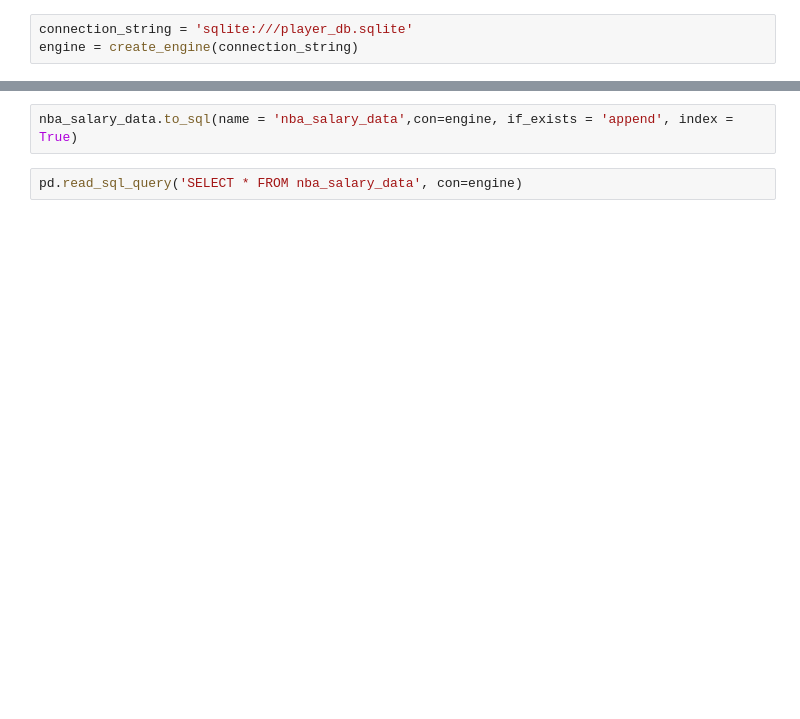
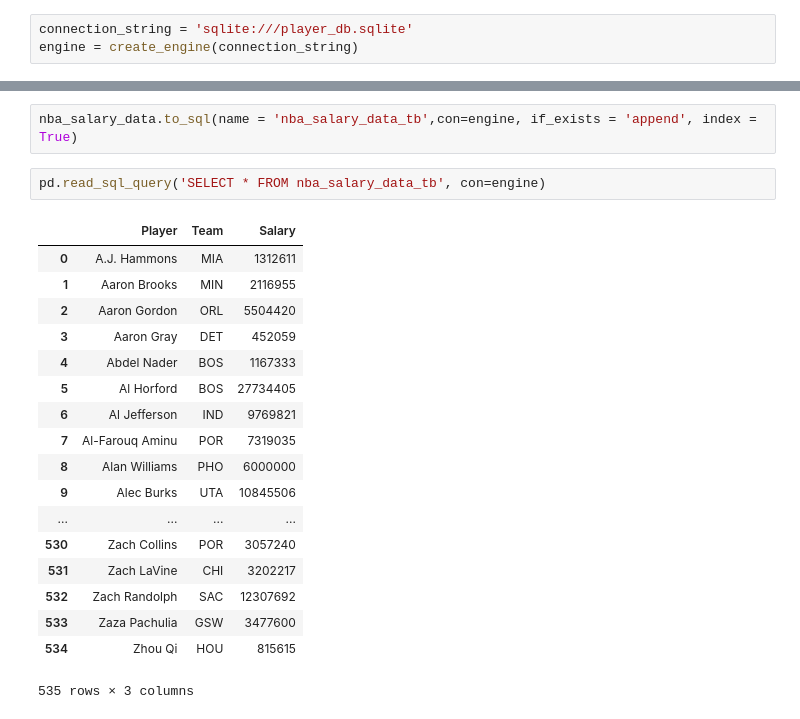
Before and after one commit to vgrose/ETL_project, a Jupyter notebook: etl.ipynb, the cells around one changed output, grey strips where cells are left out. Cells and saved outputs as stored; diff of their text form; blank space fills up the shorter version.

```diff
--- a/etl.ipynb
+++ b/etl.ipynb
@@ -43,6 +136,25 @@ engine.table_names()
 # %%
-nba_salary_data.to_sql(name = 'nba_salary_data',con=engine, if_exists = 'append', index = True)
+nba_salary_data.to_sql(name = 'nba_salary_data_tb',con=engine, if_exists = 'append', index = True)
 # %%
-pd.read_sql_query('SELECT * FROM nba_salary_data', con=engine)
+pd.read_sql_query('SELECT * FROM nba_salary_data_tb', con=engine)
+# %% [output]
+|  | Player | Team | Salary |
+| 0 | A.J. Hammons | MIA | 1312611 |
+| 1 | Aaron Brooks | MIN | 2116955 |
+| 2 | Aaron Gordon | ORL | 5504420 |
+| 3 | Aaron Gray | DET | 452059 |
+| 4 | Abdel Nader | BOS | 1167333 |
+| 5 | Al Horford | BOS | 27734405 |
+| 6 | Al Jefferson | IND | 9769821 |
+| 7 | Al-Farouq Aminu | POR | 7319035 |
+| 8 | Alan Williams | PHO | 6000000 |
+| 9 | Alec Burks | UTA | 10845506 |
+| ... | ... | ... | ... |
+| 530 | Zach Collins | POR | 3057240 |
+| 531 | Zach LaVine | CHI | 3202217 |
+| 532 | Zach Randolph | SAC | 12307692 |
+| 533 | Zaza Pachulia | GSW | 3477600 |
+| 534 | Zhou Qi | HOU | 815615 |
+535 rows × 3 columns
 # %%
 engine.execute('create table nba_career_data (Player text primary key,G int, FG int,FGA int,AST int, PTS int,Average_FG decimal(20,2), Average_AST decimal(20,2), Average_PTS decimal(20,2))')
```
Also changed, not shown: parts of 13 cells of this notebook.
